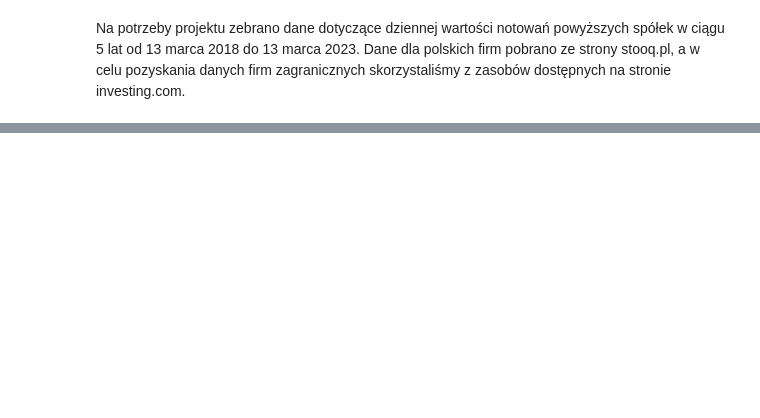
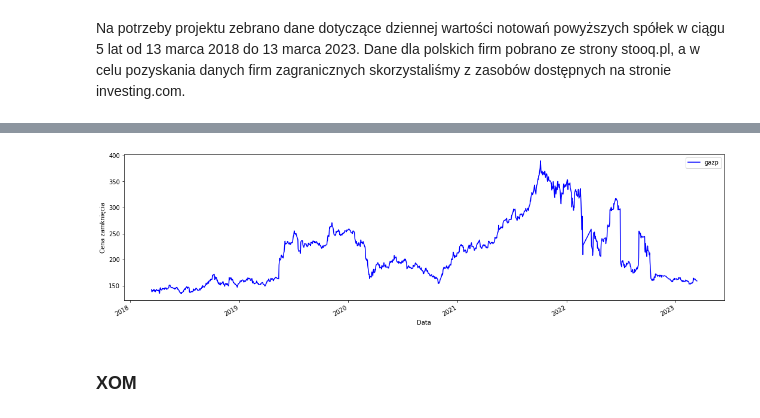
Before and after one commit to KasiaLewandowska/Analiza-portfelowa-spolek-energetycznych, a Jupyter notebook: Projekt.ipynb, the cells around one changed output, grey strips where cells are left out. Cells and saved outputs as stored; diff of their text form; code cells hidden in the pictures; blank space fills up the shorter version.

```diff
--- a/Projekt.ipynb
+++ b/Projekt.ipynb
@@ -48,0 +144,6 @@ Na potrzeby projektu zebrano dane dotyczące dziennej wartości notowań powyżs
+# %%
+spolka4 = notowania_dataframe('gazp', 'Ostatnio')
+spolka4['Data'] = pd.to_datetime(spolka4['Data'], format='%d.%m.%Y')
+spolka4 = spolka4.sort_values('Data', ascending=True)
+spolka4['gazp'] = spolka4['gazp'].str.replace(',', '.').astype(float)
+spolka4
@@ -48,0 +164,6 @@ Na potrzeby projektu zebrano dane dotyczące dziennej wartości notowań powyżs
+# %%
+notowania_wykresy(spolka4, 'blue')
+# %% [output]
+[figure, added]
+# %% [markdown]
+### XOM
```
Also changed, not shown: parts of 23 cells of this notebook.
